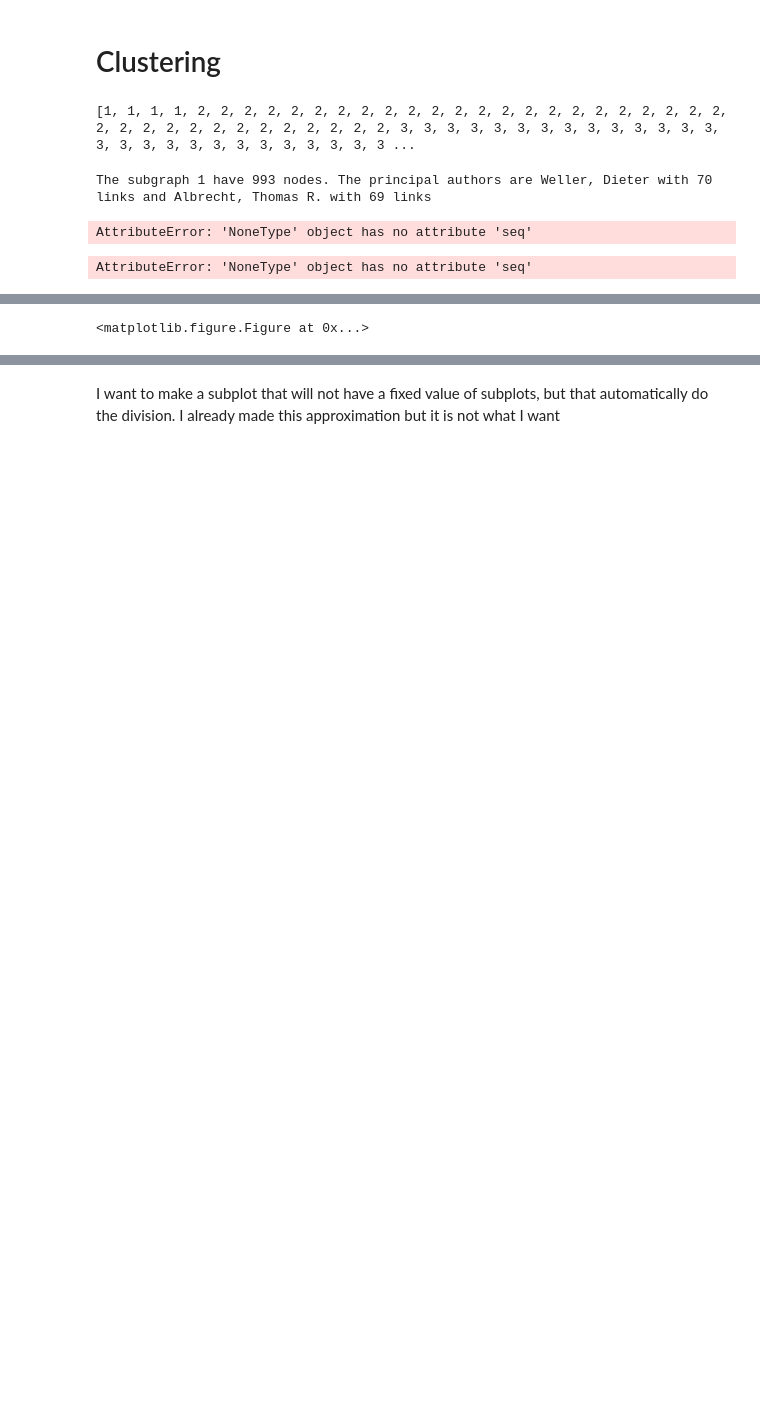
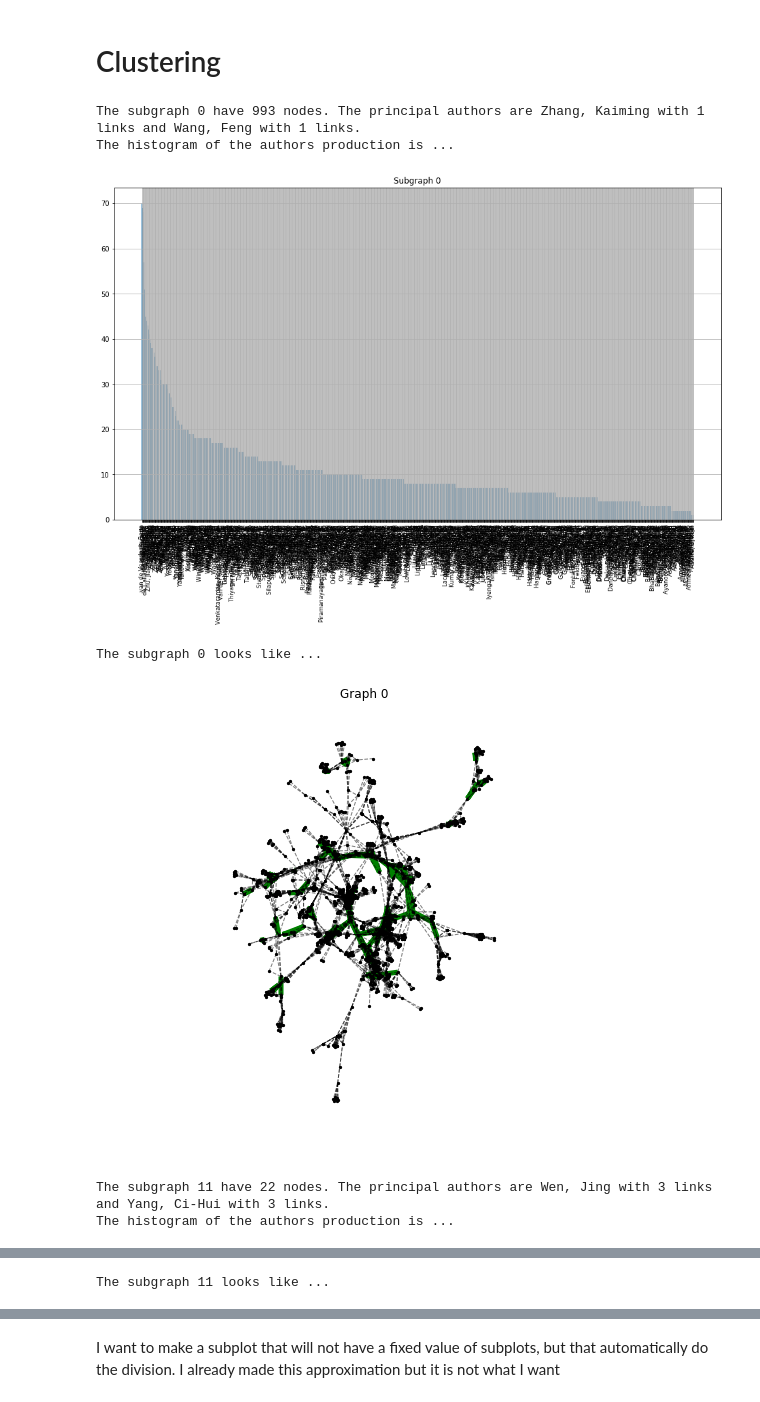
Before and after one commit to juanhenao21/authors_analysis, a Jupyter notebook: 03_clusters.ipynb, the cells around one changed output, grey strips where cells are left out. Saved outputs shown, nothing was run; the diff lists cells and outputs as text; code cells hidden in the pictures; blank space fills up the shorter version.

Commit message:
The clusters and the histograms are done

```diff
--- a/03_clusters.ipynb
+++ b/03_clusters.ipynb
@@ -190,26 +190,43 @@ plt.axis('equal')
 # Clustering
 # %%
 sub_graphs = list(nx.connected_component_subgraphs(G))
-# %%
-mor = sorted(sub_graphs[1].degree(),key=lambda x:x[1])
-sl = [mor[i][1] for i in range(len(mor))]
-print(sl)
-# %% [output]
-[1, 1, 1, 1, 2, 2, 2, 2, 2, 2, 2, 2, 2, 2, 2, 2, 2, 2, 2, 2, 2, 2, 2, 2, 2, 2, 2, 2, 2, 2, 2, 2, 2, 2, 2, 2, 2, 2, 2, 2, 3, 3, 3, 3, 3, 3, 3, 3, 3, 3, 3, 3, 3, 3, 3, 3, 3, 3, 3, 3, 3, 3, 3, 3, 3, 3, 3 ...
 # %%
 for i,sg in enumerate(sub_graphs):
-    sg_list = sorted(list(sg.degree()), key=lambda x: x[1])
+    sg_list = sorted(list(sg.degree()), key=lambda x: x[1], reverse=True)
 
     if (len(sg_list) >= 20):
-        print("The subgraph {} have {} nodes. The principal authors are {} with {} links and {} with {} links"
+
+        print("The subgraph {} have {} nodes. The principal authors are {} with {} links and {} with {} links."
               .format(i,sg.number_of_nodes(),sg_list[-1][0],sg_list[-1][1],sg_list[-2][0],sg_list[-2][1]))
-        sg_data = np.array(sorted([sg_list[i][1] for i in range(len(sg_list))]))
-        sg_data_val = sorted([sg_list[i][0] for i in range(len(sg_list))])
-        plt.hist(sg_data)
-        plt.xticks(sg_data_val)
+
+        print('The histogram of the authors production is ...')
+        sg_data = np.array(sorted([sg_list[i][1] for i in range(len(sg_list))], reverse=True))
+        sg_data_val = sorted([sg_list[i][0] for i in range(len(sg_list))], reverse=True)
+        plt.figure(figsize=(16,9))
+        plt.bar(range(len(sg_data)), sg_data, align='center')
+        plt.xticks(range(len(sg_data)), sg_data_val, size='small', rotation='vertical')
+        plt.grid(True)
         plt.title("Subgraph {}".format(i))
         plt.show()
+
+        print('The subgraph {} looks like ...'.format(i))
+        elarge=[(u,v) for (u,v,d) in sg.edges(data=True) if d['weight'] >2]
+        esmall=[(u,v) for (u,v,d) in sg.edges(data=True) if d['weight'] <=2]
+        pos = nx.spring_layout(sg, iterations=50)
+        #pos = nx.circular_layout(G)
+        plt.figure(figsize=(8, 8))
+        plt.title('Graph {}'.format(i))
+        nx.draw_networkx_nodes(sg,pos,node_size=5, node_color='k')
+        nx.draw_networkx_edges(sg,pos,edgelist=elarge, width=5, edge_color='g')
+        nx.draw_networkx_edges(sg,pos,edgelist=esmall, width=1,alpha=0.5,edge_color='k',style='dashed')
+        plt.axis('off')
+        plt.axis('equal')
+        plt.show()
 # %% [output]
-The subgraph 1 have 993 nodes. The principal authors are Weller, Dieter with 70 links and Albrecht, Thomas R. with 69 links
+The subgraph 0 have 993 nodes. The principal authors are Zhang, Kaiming with 1 links and Wang, Feng with 1 links.
+The histogram of the authors production is ...
+[figure, added]
-AttributeError: 'NoneType' object has no attribute 'seq'
+The subgraph 0 looks like ...
+[figure, added]
-AttributeError: 'NoneType' object has no attribute 'seq'
+The subgraph 11 have 22 nodes. The principal authors are Wen, Jing with 3 links and Yang, Ci-Hui with 3 links.
+The histogram of the authors production is ...
@@ -216 +234 @@ AttributeError: 'NoneType' object has no attribute 'seq'
-<matplotlib.figure.Figure at 0x...>
+The subgraph 11 looks like ...
```
Also changed, not shown: parts of 4 cells of this notebook.
